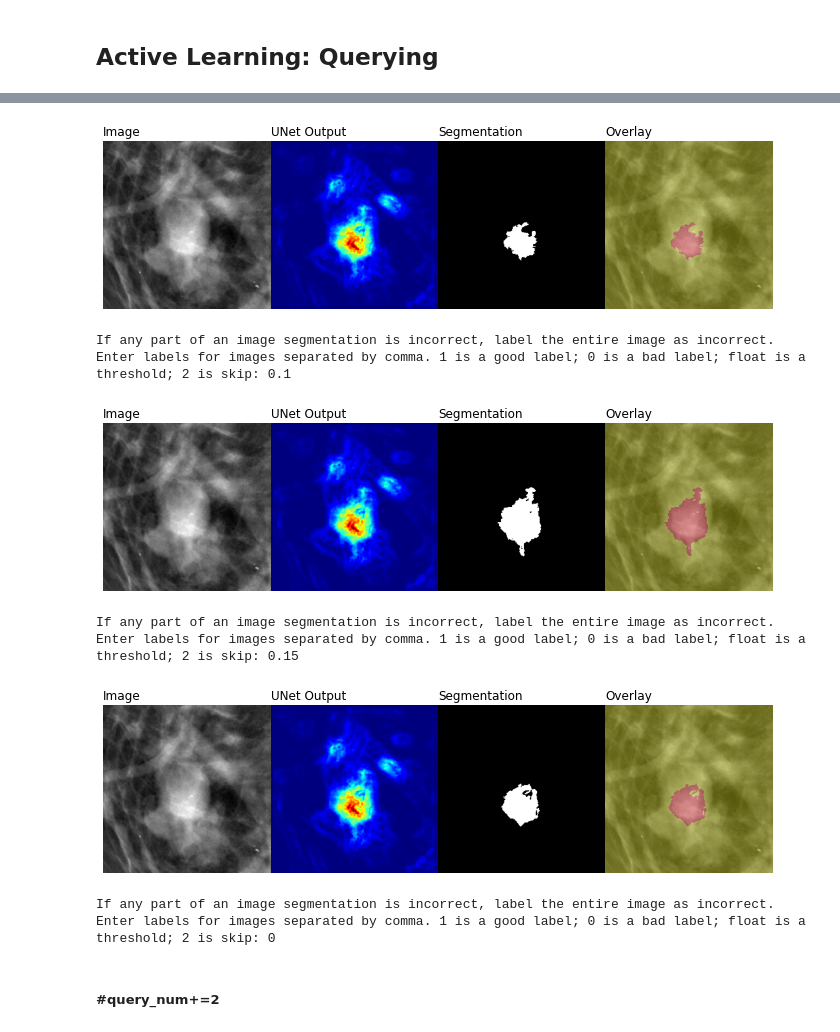
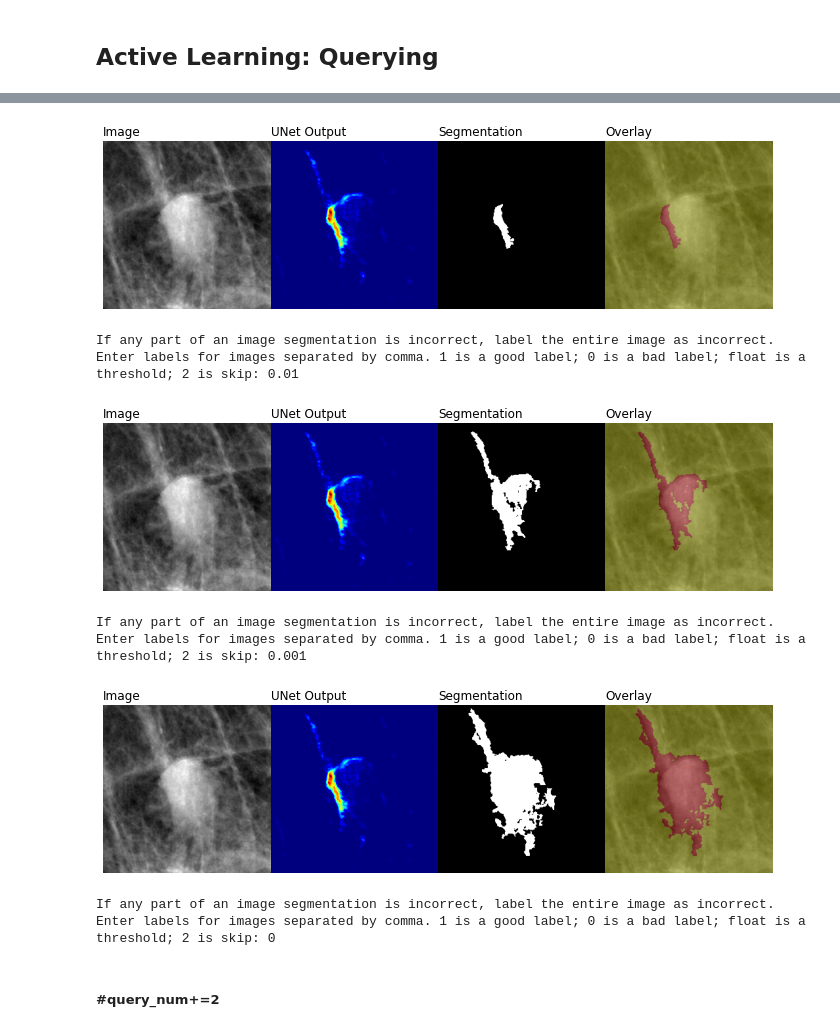
Before and after one commit to vaibhavs2854/ActiveLearningShapes, a Jupyter notebook: RemoteTesting.ipynb, the cells around one changed output, grey strips where cells are left out. Cells and saved outputs as stored; diff of their text form; code cells hidden in the pictures.

```diff
--- a/RemoteTesting.ipynb
+++ b/RemoteTesting.ipynb
@@ -154,16 +154,16 @@ Patient: Oval/DP_AKNP_11055_1. 0.39203518629074097
 # %%
 new_oracle_results, new_oracle_results_thresholds = query_oracle(oracle_results,oracle_results_thresholds,
-                                                                 patient_scores,im_dir,query_method="percentile=0.3",
-                                                                 query_number=4)
+                                                                 patient_scores,im_dir,query_method="percentile=0.5",
+                                                                 query_number=10)
 oracle_results, oracle_results_thresholds = new_oracle_results, new_oracle_results_thresholds
 # %% [output]
-[figure, old version]
+[figure, new version]
 If any part of an image segmentation is incorrect, label the entire image as incorrect.
-Enter labels for images separated by comma. 1 is a good label; 0 is a bad label; float is a threshold; 2 is skip: 0.1
+Enter labels for images separated by comma. 1 is a good label; 0 is a bad label; float is a threshold; 2 is skip: 0.01
-[figure, old version]
+[figure, new version]
 If any part of an image segmentation is incorrect, label the entire image as incorrect.
-Enter labels for images separated by comma. 1 is a good label; 0 is a bad label; float is a threshold; 2 is skip: 0.15
+Enter labels for images separated by comma. 1 is a good label; 0 is a bad label; float is a threshold; 2 is skip: 0.001
-[figure, old version]
+[figure, new version]
 If any part of an image segmentation is incorrect, label the entire image as incorrect.
 Enter labels for images separated by comma. 1 is a good label; 0 is a bad label; float is a threshold; 2 is skip: 0
 # %% [markdown]
```
Also changed, not shown: parts of 26 cells of this notebook.
